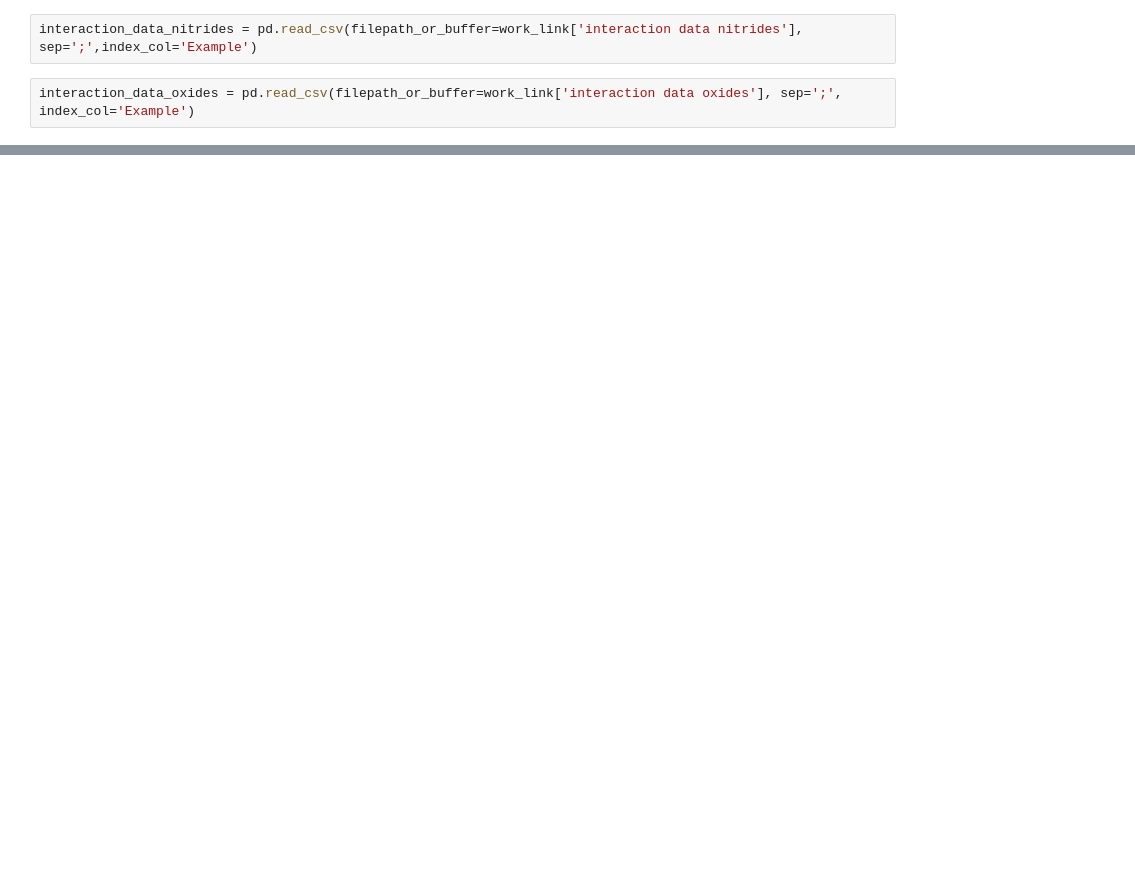
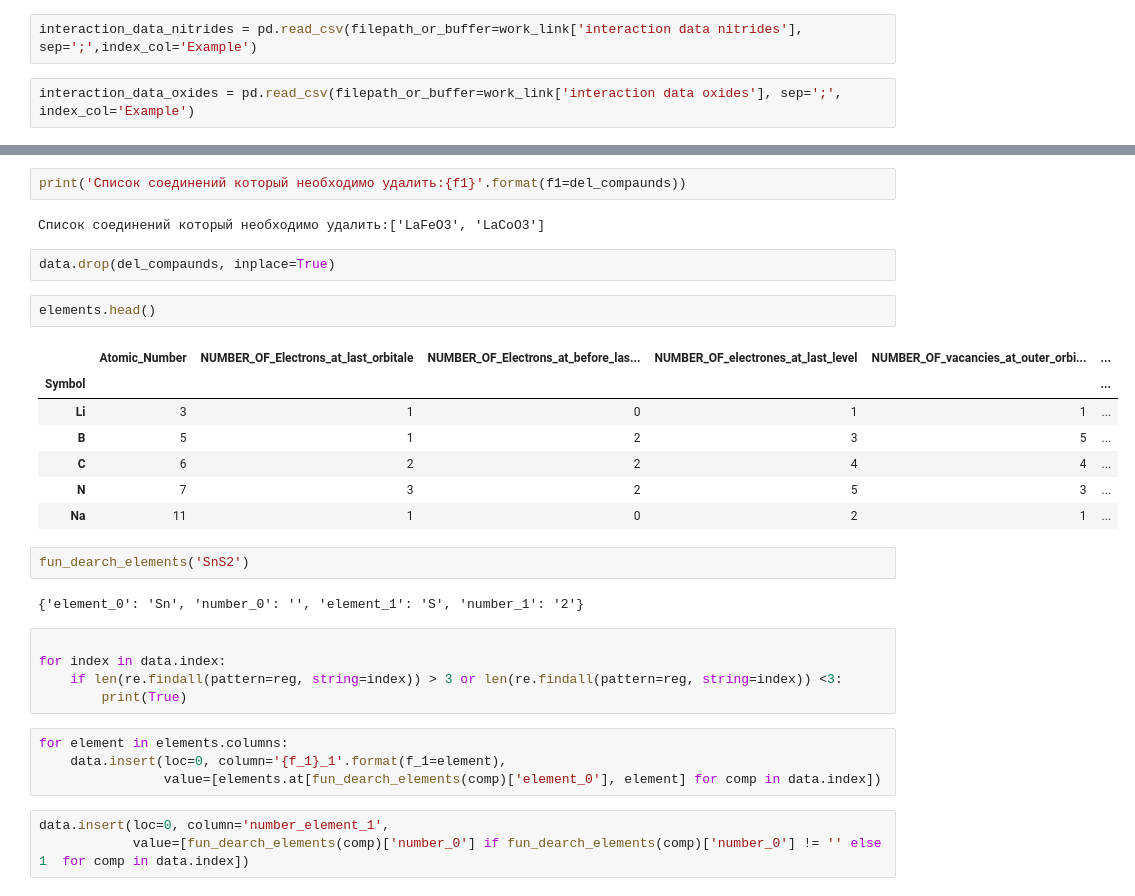
Before and after one commit to hinevics/ML-for-new-materials-discovery, a Jupyter notebook: Bandgap prediction/Data preparation.ipynb, the cells around one changed output, grey strips where cells are left out. Drawn from its saved outputs; the diff is of its cells as text; blank space fills up the shorter version.

```diff
--- a/Bandgap prediction/Data preparation.ipynb
+++ b/Bandgap prediction/Data preparation.ipynb
@@ -59,0 +89,32 @@ compound
+# %%
+print('Список соединений который необходимо удалить:{f1}'.format(f1=del_compaunds))
+# %% [output]
+Список соединений который необходимо удалить:['LaFeO3', 'LaCoO3']
+# %%
+data.drop(del_compaunds, inplace=True)
+# %%
+elements.head()
+# %% [output]
+|  | Atomic_Number | NUMBER_OF_Electrons_at_last_orbitale | NUMBER_OF_Electrons_at_before_las... | NUMBER_OF_electrones_at_last_level | NUMBER_OF_vacancies_at_outer_orbi... | ... |
+| Symbol |  |  |  |  |  | ... |
+| Li | 3 | 1 | 0 | 1 | 1 | ... |
+| B | 5 | 1 | 2 | 3 | 5 | ... |
+| C | 6 | 2 | 2 | 4 | 4 | ... |
+| N | 7 | 3 | 2 | 5 | 3 | ... |
+| Na | 11 | 1 | 0 | 2 | 1 | ... |
+# %%
+fun_dearch_elements('SnS2')
+# %% [output]
+{'element_0': 'Sn', 'number_0': '', 'element_1': 'S', 'number_1': '2'}
+# %%
+
+for index in data.index:
+    if len(re.findall(pattern=reg, string=index)) > 3 or len(re.findall(pattern=reg, string=index)) <3:
+        print(True)
+# %%
+for element in elements.columns:
+    data.insert(loc=0, column='{f_1}_1'.format(f_1=element),
+                value=[elements.at[fun_dearch_elements(comp)['element_0'], element] for comp in data.index])
+# %%
+data.insert(loc=0, column='number_element_1',
+            value=[fun_dearch_elements(comp)['number_0'] if fun_dearch_elements(comp)['number_0'] != '' else 1  for comp in data.index])
```
Also changed, not shown: parts of 35 cells of this notebook, 1 other file.
